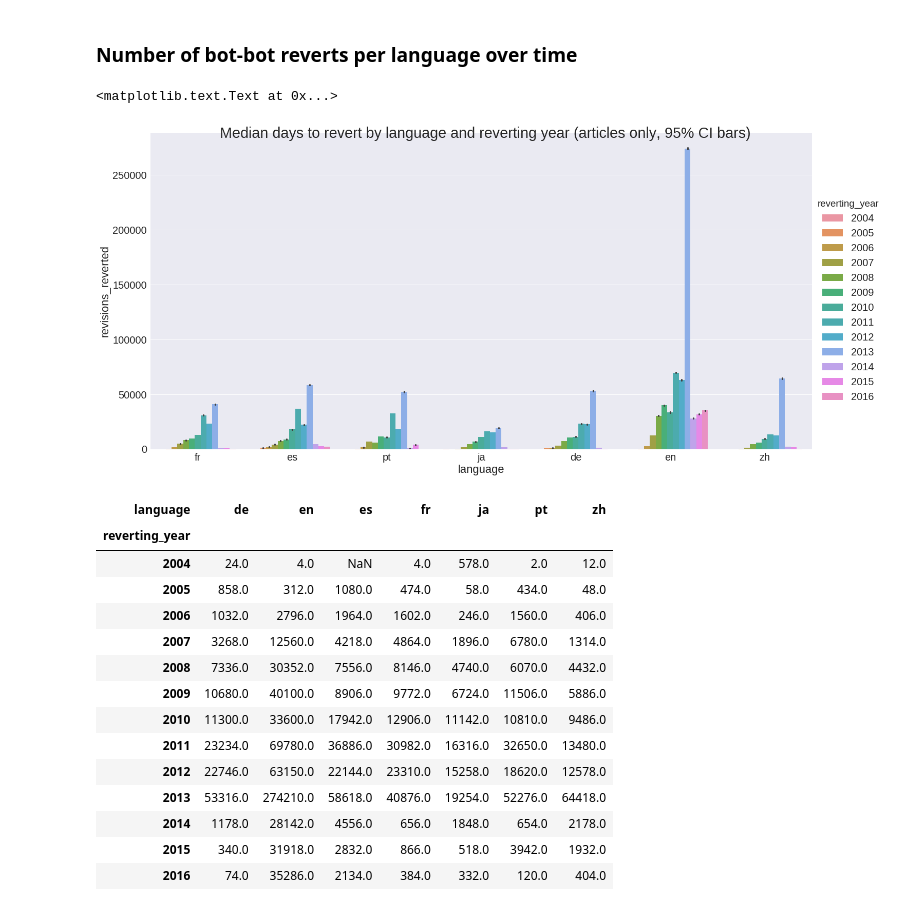
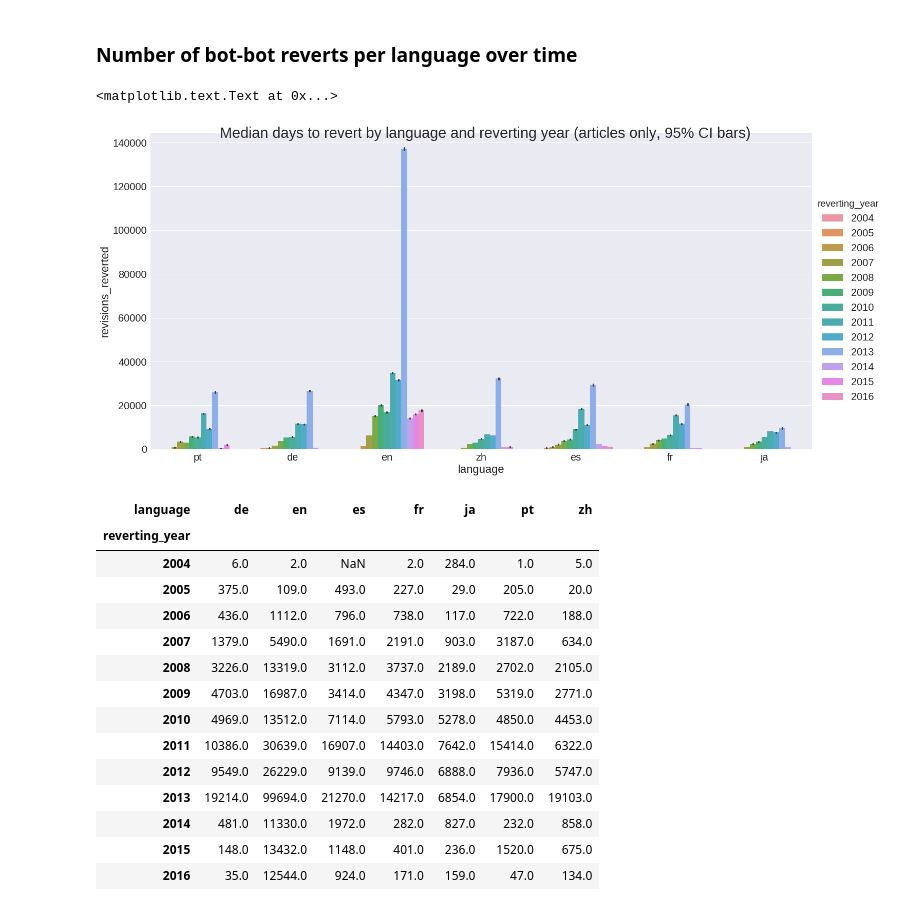
Before and after one commit to halfak/are-the-bots-really-fighting, a Jupyter notebook: analysis/paper_plots/4-1-descriptive-stats.ipynb, the cells around one changed output. Saved outputs shown, nothing was run; the diff lists cells and outputs as text; code cells hidden in the pictures.

```diff
--- a/analysis/paper_plots/4-1-descriptive-stats.ipynb
+++ b/analysis/paper_plots/4-1-descriptive-stats.ipynb
@@ -58,7 +9,0 @@ df_dict['en'][0:2].transpose()
-# %%
-df_all = df_dict['en'].copy()
-df_all = df_all.drop(df_all.index, axis=0)
-
-for lang, lang_df in df_dict.items():
-    lang_df['language'] = lang
-    df_all = pd.concat([df_all, lang_df])
@@ -99,2 +9,0 @@ def namespace_type(item):
-# %%
-df_all['namespace_type'] = df_all['page_namespace'].apply(namespace_type)
@@ -114,15 +9,0 @@ def get_year(timestamp):
-# %%
-df_all['reverting_timestamp_dt'] = pd.to_datetime(df_all['reverting_timestamp'], format="%Y%m%d%H%M%S")
-df_all['reverted_timestamp_dt'] = pd.to_datetime(df_all['rev_timestamp'], format="%Y%m%d%H%M%S")
-
-df_all = df_all.set_index('reverting_timestamp_dt')
-
-df_all['reverting_timestamp_dt'] = pd.to_datetime(df_all['reverting_timestamp'], format="%Y%m%d%H%M%S")
-
-df_all['time_to_revert'] = df_all['reverting_timestamp_dt']-df_all['reverted_timestamp_dt']
-
-df_all['time_to_revert_hrs'] = df_all['time_to_revert'].astype('timedelta64[s]')/(60*60)
-
-df_all['time_to_revert_days'] = df_all['time_to_revert'].astype('timedelta64[s]')/(60*60*24)
-
-df_all['reverting_year'] = df_all['reverting_timestamp_dt'].apply(get_year)
@@ -163,3 +14,6 @@ Name: reverting_year, dtype: int64
+# %%
+with open("../../datasets/pandas_df_all.pickle", "rb") as f:
+    df_all = pickle.load(f)
 # %% [markdown]
 ### Final data format
 # %%
@@ -201,26 +55,26 @@ g = sns.factorplot(data=df_all[df_all['page_namespace']==0],
 plt.suptitle("Median days to revert by language and reverting year (articles only, 95% CI bars)")
 # %% [output]
 <matplotlib.text.Text at 0x...>
-[figure, old version]
+[figure, new version]
 # %%
 gb = df_all[df_all['page_namespace']==0].groupby(["language","reverting_year"])
 # %%
 sns.set(font_scale=1.5)
-gb['revisions_reverted'].sum().unstack().transpose()
+gb['revisions_reverted'].count().unstack().transpose()
 # %% [output]
 | language | de | en | es | fr | ja | pt | zh |
 | reverting_year |  |  |  |  |  |  |  |
-| 2004 | 24.0 | 4.0 | NaN | 4.0 | 578.0 | 2.0 | 12.0 |
-| 2005 | 858.0 | 312.0 | 1080.0 | 474.0 | 58.0 | 434.0 | 48.0 |
-| 2006 | 1032.0 | 2796.0 | 1964.0 | 1602.0 | 246.0 | 1560.0 | 406.0 |
-| 2007 | 3268.0 | 12560.0 | 4218.0 | 4864.0 | 1896.0 | 6780.0 | 1314.0 |
-| 2008 | 7336.0 | 30352.0 | 7556.0 | 8146.0 | 4740.0 | 6070.0 | 4432.0 |
-| 2009 | 10680.0 | 40100.0 | 8906.0 | 9772.0 | 6724.0 | 11506.0 | 5886.0 |
-| 2010 | 11300.0 | 33600.0 | 17942.0 | 12906.0 | 11142.0 | 10810.0 | 9486.0 |
-| 2011 | 23234.0 | 69780.0 | 36886.0 | 30982.0 | 16316.0 | 32650.0 | 13480.0 |
-| 2012 | 22746.0 | 63150.0 | 22144.0 | 23310.0 | 15258.0 | 18620.0 | 12578.0 |
-| 2013 | 53316.0 | 274210.0 | 58618.0 | 40876.0 | 19254.0 | 52276.0 | 64418.0 |
-| 2014 | 1178.0 | 28142.0 | 4556.0 | 656.0 | 1848.0 | 654.0 | 2178.0 |
-| 2015 | 340.0 | 31918.0 | 2832.0 | 866.0 | 518.0 | 3942.0 | 1932.0 |
-| 2016 | 74.0 | 35286.0 | 2134.0 | 384.0 | 332.0 | 120.0 | 404.0 |
+| 2004 | 6.0 | 2.0 | NaN | 2.0 | 284.0 | 1.0 | 5.0 |
+| 2005 | 375.0 | 109.0 | 493.0 | 227.0 | 29.0 | 205.0 | 20.0 |
+| 2006 | 436.0 | 1112.0 | 796.0 | 738.0 | 117.0 | 722.0 | 188.0 |
+| 2007 | 1379.0 | 5490.0 | 1691.0 | 2191.0 | 903.0 | 3187.0 | 634.0 |
+| 2008 | 3226.0 | 13319.0 | 3112.0 | 3737.0 | 2189.0 | 2702.0 | 2105.0 |
+| 2009 | 4703.0 | 16987.0 | 3414.0 | 4347.0 | 3198.0 | 5319.0 | 2771.0 |
+| 2010 | 4969.0 | 13512.0 | 7114.0 | 5793.0 | 5278.0 | 4850.0 | 4453.0 |
+| 2011 | 10386.0 | 30639.0 | 16907.0 | 14403.0 | 7642.0 | 15414.0 | 6322.0 |
+| 2012 | 9549.0 | 26229.0 | 9139.0 | 9746.0 | 6888.0 | 7936.0 | 5747.0 |
+| 2013 | 19214.0 | 99694.0 | 21270.0 | 14217.0 | 6854.0 | 17900.0 | 19103.0 |
+| 2014 | 481.0 | 11330.0 | 1972.0 | 282.0 | 827.0 | 232.0 | 858.0 |
+| 2015 | 148.0 | 13432.0 | 1148.0 | 401.0 | 236.0 | 1520.0 | 675.0 |
+| 2016 | 35.0 | 12544.0 | 924.0 | 171.0 | 159.0 | 47.0 | 134.0 |
 # %%
```
Also changed, not shown: parts of 28 cells of this notebook, 3 other files.
